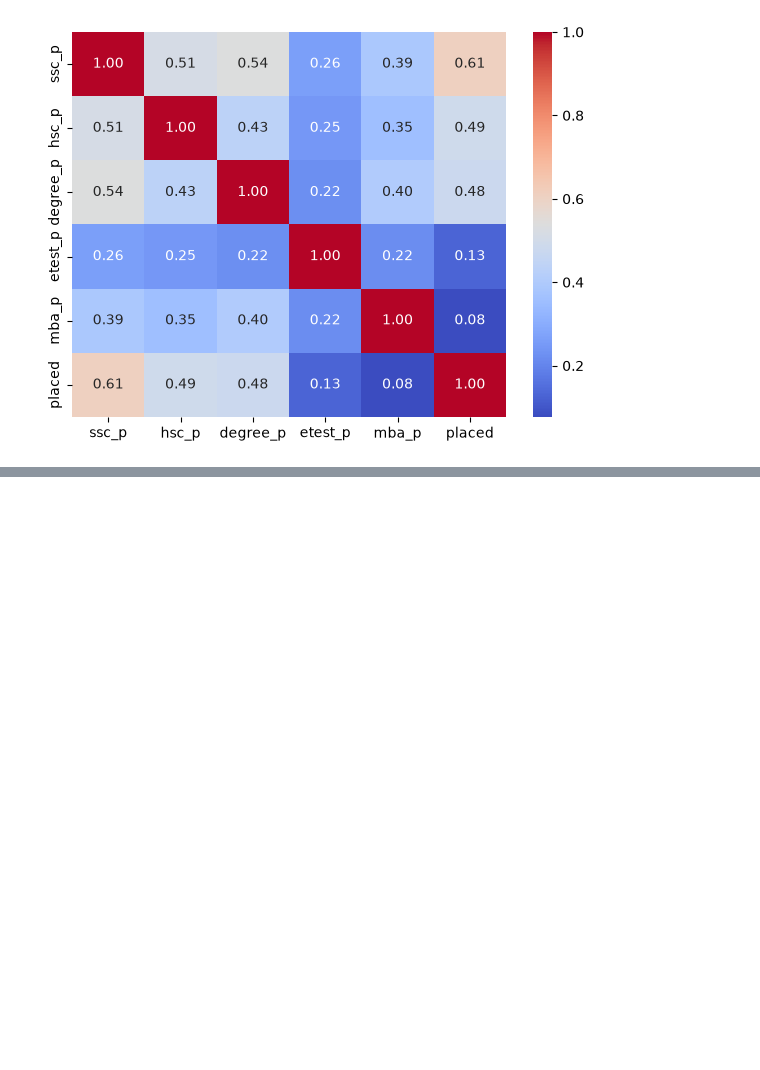
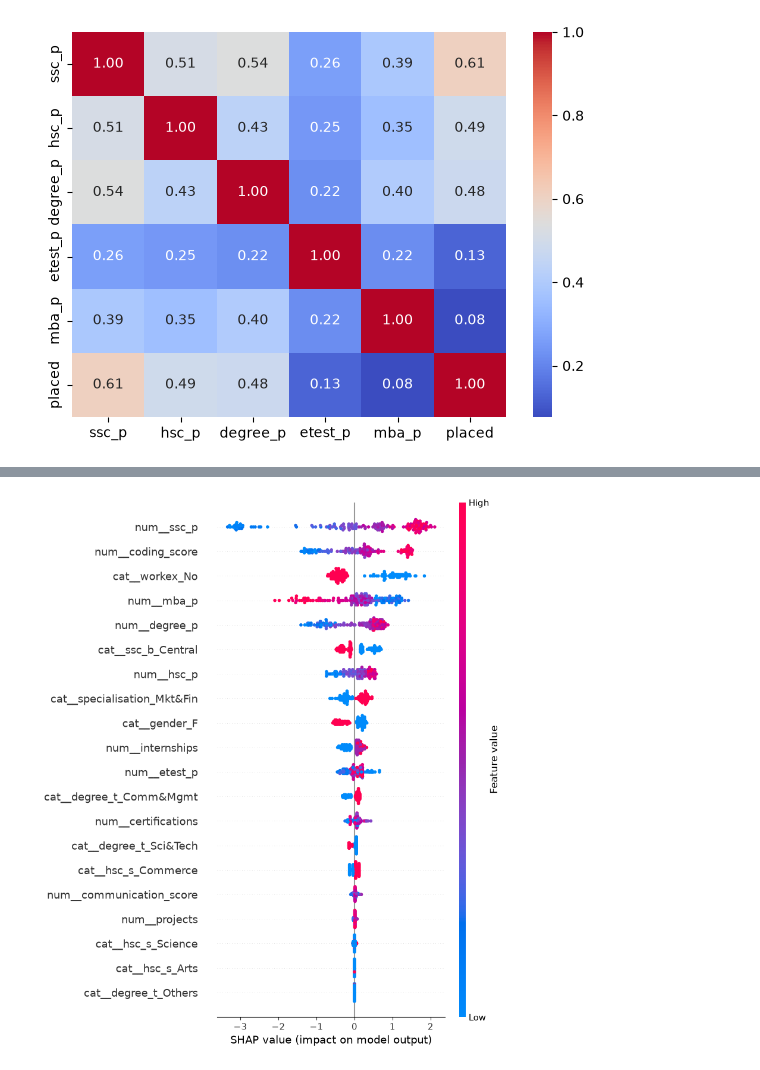
Before and after one commit to pranithachowdary88/Lpu-Placement-intelligence, a Jupyter notebook: notebooks/01_eda.ipynb, the cells around one changed output, grey strips where cells are left out. Cells and saved outputs as stored; diff of their text form; code cells hidden in the pictures; blank space fills up the shorter version.

```diff
--- a/notebooks/01_eda.ipynb
+++ b/notebooks/01_eda.ipynb
@@ -102,3 +102,28 @@ Mkt&Fin    0.79
 Mkt&HR     0.56
 Name: placed, dtype: float64
 [figure]
+# %%
+import numpy as np
+rng = np.random.default_rng(42)
+n = len(df)
+
+# a hidden "ability" per student, nudged by real academic scores and placement
+ability = (
+    0.4 * (df["ssc_p"] - df["ssc_p"].mean()) / df["ssc_p"].std()
+    + 0.4 * (df["degree_p"] - df["degree_p"].mean()) / df["degree_p"].std()
+    + 0.3 * df["placed"]
+    + rng.normal(0, 0.6, n)
+)
+
+def scale(x, lo, hi):
+    z = (x - x.mean()) / x.std()
+    return np.clip(lo + (hi - lo) * (0.5 + 0.18 * z), lo, hi)
+
+df["coding_score"] = scale(ability + rng.normal(0, 0.5, n), 20, 100).round(0)
+df["communication_score"] = scale(ability + rng.normal(0, 0.7, n), 30, 100).round(0)
+df["projects"] = np.clip(np.round(2 + ability + rng.normal(0, 1, n)), 0, 6).astype(int)
+df["internships"] = np.clip(np.round(0.8 + 0.5 * ability + rng.normal(0, 0.8, n)), 0, 3).astype(int)
+df["certifications"] = np.clip(np.round(2 + ability + rng.normal(0, 1.2, n)), 0, 7).astype(int)
+
+print(df[["coding_score","communication_score","projects","internships","certifications"]].describe().round(1))
+print(df.groupby("placed")[["coding_score","projects","internships","certifications"]].mean().round(1))
@@ -104,0 +283,20 @@ Name: placed, dtype: float64
+# %%
+import shap
+import matplotlib.pyplot as plt
+
+# use the fitted XGBoost inside the ensemble, on preprocessed data
+xgb = pipe.named_steps["model"].named_estimators_["xgb"]
+prep_fit = pipe.named_steps["prep"]
+Xt = prep_fit.transform(X_train)
+feat_names = prep_fit.get_feature_names_out()
+Xt_df = pd.DataFrame(Xt.toarray() if hasattr(Xt, "toarray") else Xt, columns=feat_names)
+
+explainer = shap.TreeExplainer(xgb)
+sv = explainer.shap_values(Xt_df)
+
+# global: which features matter most overall
+shap.summary_plot(sv, Xt_df, show=False)
+plt.tight_layout()
+plt.show()
+# %% [output]
+[figure, added]
```
Also changed, not shown: parts of 7 cells of this notebook, 1 other file.
